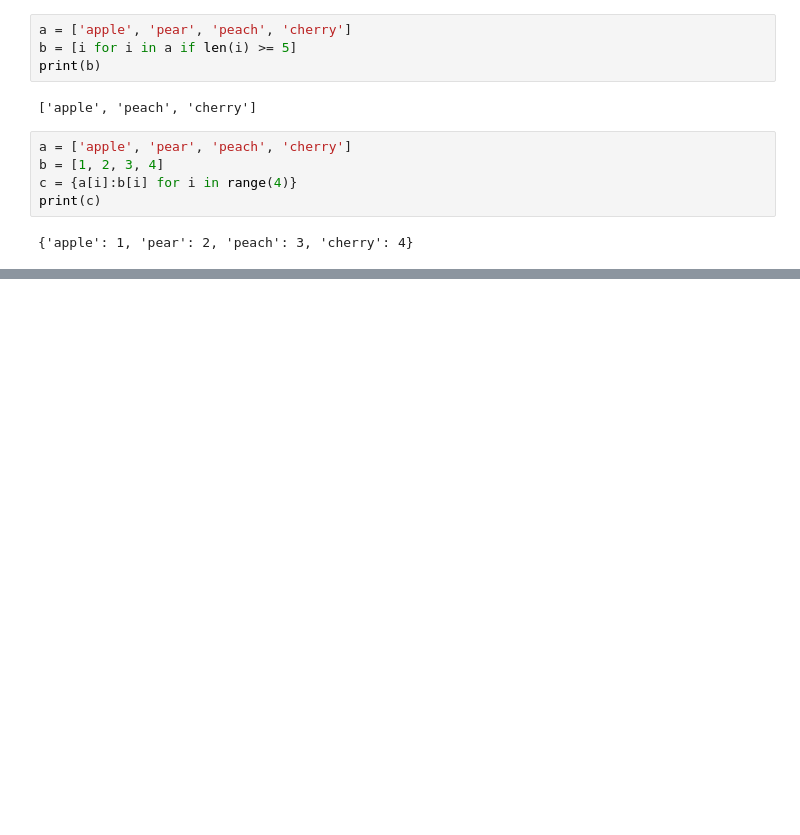
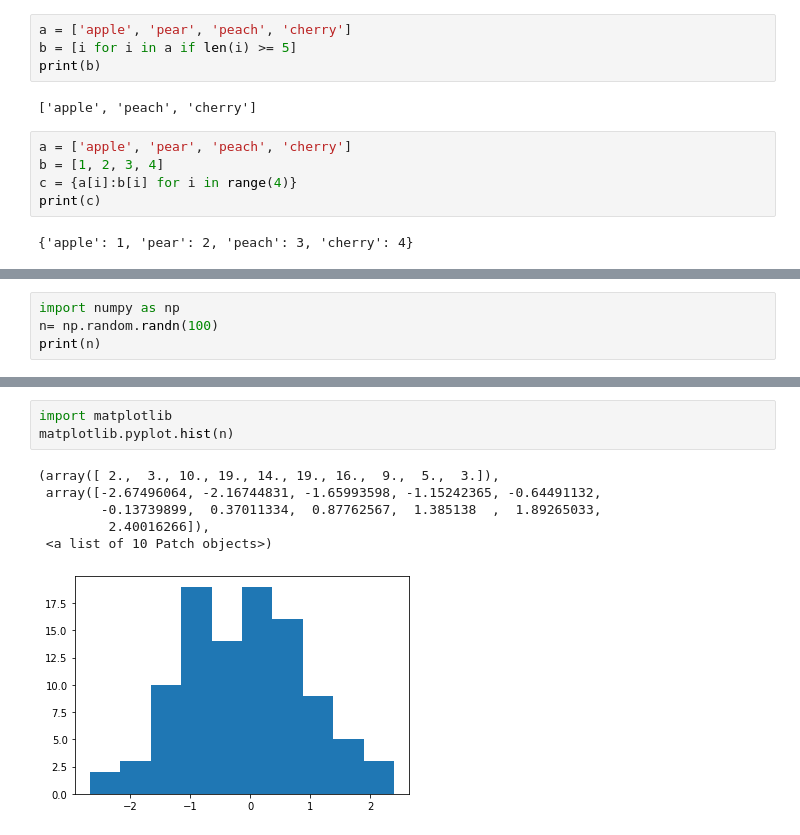
Before and after one commit to yexeh/class2022Spring, a Jupyter notebook: 연습과제.ipynb, the cells around one changed output, grey strips where cells are left out. Drawn from its saved outputs; the diff is of its cells as text; blank space fills up the shorter version.

```diff
--- a/연습과제.ipynb
+++ b/연습과제.ipynb
@@ -249,0 +256,4 @@ print(c)
+# %%
+import numpy as np
+n= np.random.randn(100)
+print(n)
@@ -249,0 +278,10 @@ print(c)
+# %%
+import matplotlib
+matplotlib.pyplot.hist(n)
+# %% [output]
+(array([ 2.,  3., 10., 19., 14., 19., 16.,  9.,  5.,  3.]),
+ array([-2.67496064, -2.16744831, -1.65993598, -1.15242365, -0.64491132,
+        -0.13739899,  0.37011334,  0.87762567,  1.385138  ,  1.89265033,
+         2.40016266]),
+ <a list of 10 Patch objects>)
+[figure, added]
```
Also changed, not shown: parts of 7 cells of this notebook.
